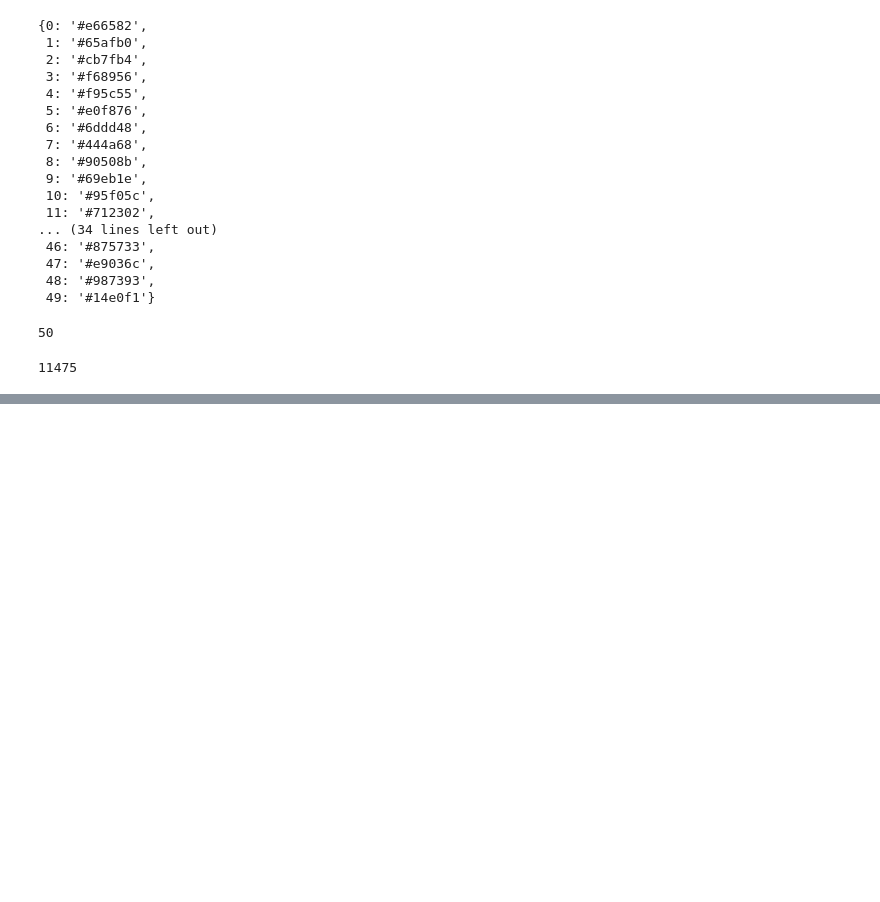
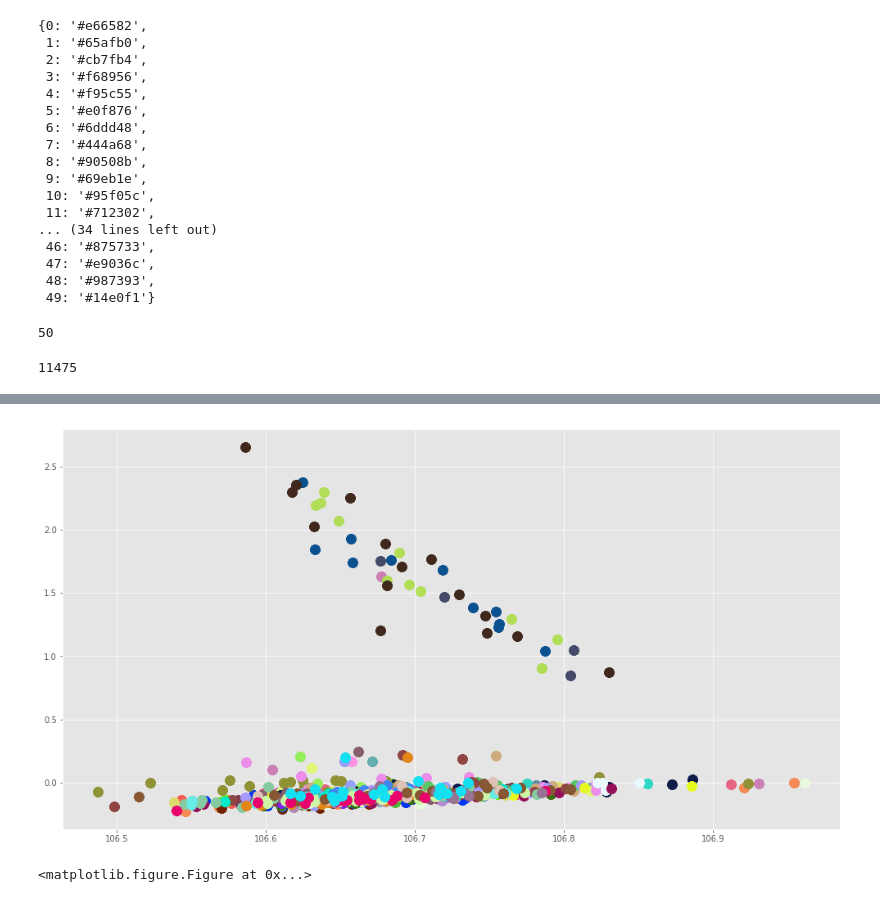
Before and after one commit to Madhivarman/DR, a Jupyter notebook: clustering/Clustering.ipynb, the cells around one changed output, grey strips where cells are left out. Drawn from its saved outputs; the diff is of its cells as text; code cells hidden in the pictures; blank space fills up the shorter version.

```diff
--- a/clustering/Clustering.ipynb
+++ b/clustering/Clustering.ipynb
@@ -620,0 +540,9 @@ ValueError: Circular reference detected
+# %%
+# xs and ys type is pandas.core.series.Series
+x = list(xs)
+y = list(ys)
+docs = frame['document']
+documents = list(docs) #convert into list
+d = {'Xplots':x,'Yplots':y,'labels':def_clusters,'titles':documents}
+df = pd.DataFrame(data=d)
+df.head()
@@ -620,0 +556,4 @@ ValueError: Circular reference detected
+# %%
+#cluster by groups
+groups = df.groupby('labels') #type as <pandas.core.groupby.DataFrameGroupBy>
+groups.get_group(6)
@@ -620,0 +579,34 @@ ValueError: Circular reference detected
+# %%
+# set up plot
+fig, ax = plt.subplots(figsize=(17, 9)) # set size
+ax.margins(0.05) # Optional, just adds 5% padding to the autoscaling
+
+#iterate through groups to layer the plot
+#note that I use the cluster_name and cluster_color dicts with the 'name' lookup to return the appropriate color/label
+for name, group in groups:
+    ax.plot(group.Xplots, group.Yplots, marker='o', linestyle='', ms=12,
+            color=colors_dict[name],
+            mec='none')
+    ax.set_aspect('auto')
+    ax.tick_params(\
+        axis= 'Xplots',          # changes apply to the x-axis
+        which='both',      # both major and minor ticks are affected
+        bottom='off',      # ticks along the bottom edge are off
+        top='off',         # ticks along the top edge are off
+        labelbottom='off')
+    ax.tick_params(\
+        axis= 'Yplots',         # changes apply to the y-axis
+        which='both',      # both major and minor ticks are affected
+        left='off',      # ticks along the bottom edge are off
+        top='off',         # ticks along the top edge are off
+        labelleft='off')
+
+
+
+plt.show() #show the plot
+
+#uncomment the below to save the plot if need be
+plt.savefig('clusters_small_noaxes.png')
+# %% [output]
+[figure, added]
+<matplotlib.figure.Figure at 0x...>
```
Also changed, not shown: parts of 7 cells of this notebook.
